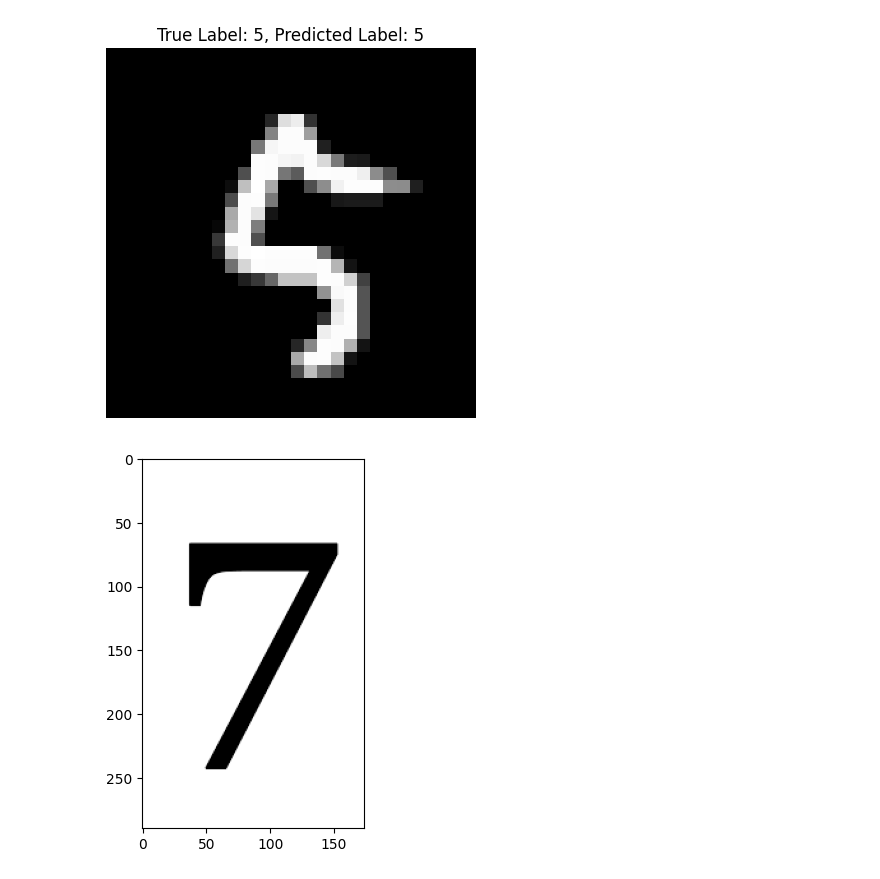
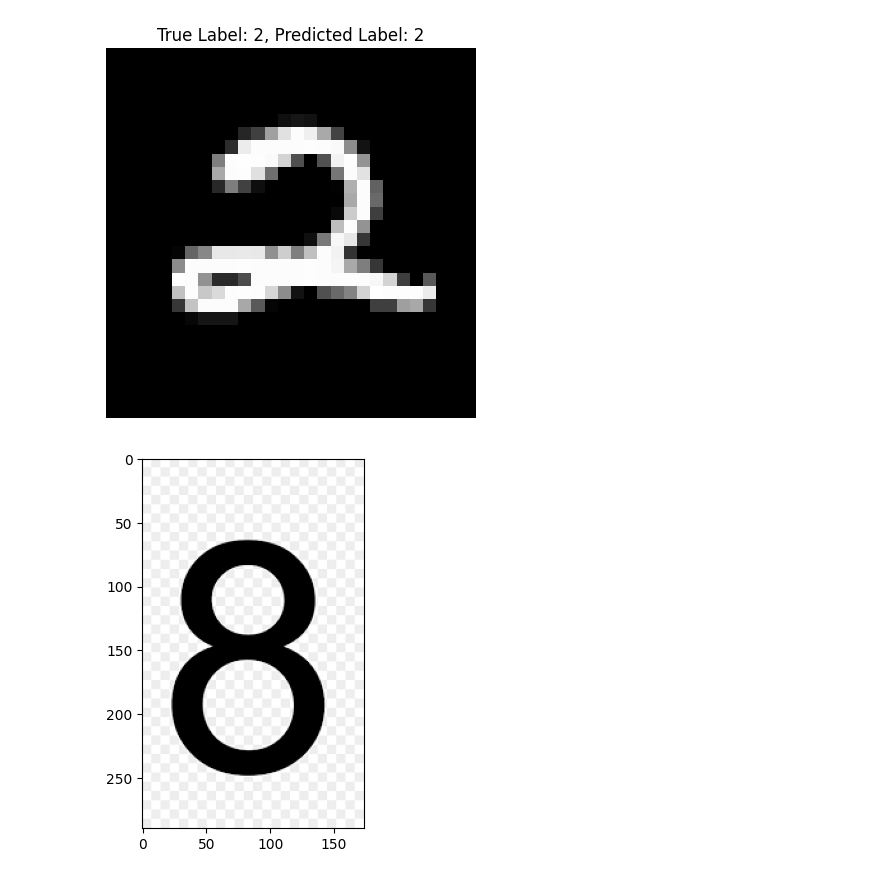
Before and after one commit to nuwanathukorala/CNN_Model, a Jupyter notebook: CNN.ipynb, the cells around one changed output. Cells and saved outputs as stored; diff of their text form; code cells hidden in the pictures.

```diff
--- a/CNN.ipynb
+++ b/CNN.ipynb
@@ -6,26 +6,24 @@ from sklearn.model_selection import train_test_split
 from tensorflow import keras
 import cv2
 import tensorflow as tf
-from tensorflow.keras import layers, models
-from tensorflow.keras import datasets
-
+from tensorflow.keras import layers, models, datasets
 
 # Load the MNIST dataset
-(X_train_full, y_train_full), (X_test, y_test) = datasets.mnist.load_data()
+(train_data, train_labels), (test_data, test_labels) = datasets.mnist.load_data()
 
 # Concatenate the training and test sets
-X_data = np.concatenate((X_train_full, X_test), axis=0)
-y_data = np.concatenate((y_train_full, y_test), axis=0)
+all_data = np.concatenate((train_data, test_data), axis=0)
+all_labels = np.concatenate((train_labels, test_labels), axis=0)
 
 # Normalize pixel values between 0 and 1
-X_data = X_data / 255.0
+all_data = all_data / 255.0
 
 # Split the combined dataset into train, validation, and test sets
-X_train, X_temp, y_train, y_temp = train_test_split(X_data, y_data, test_size=0.4, random_state=42)
-X_val, X_test, y_val, y_test = train_test_split(X_temp, y_temp, test_size=0.5, random_state=42)
+data_train, data_temp, labels_train, labels_temp = train_test_split(all_data, all_labels, test_size=0.4, random_state=42)
+data_val, data_test, labels_val, labels_test = train_test_split(data_temp, labels_temp, test_size=0.5, random_state=42)
 
 # Reshape data for the neural network input
-X_train = X_train.reshape(-1, 28, 28, 1)
-X_val = X_val.reshape(-1, 28, 28, 1)
-X_test = X_test.reshape(-1, 28, 28, 1)
+data_train = data_train.reshape(-1, 28, 28, 1)
+data_val = data_val.reshape(-1, 28, 28, 1)
+data_test = data_test.reshape(-1, 28, 28, 1)
 # %%
@@ -77,7 +78,6 @@ Model: "sequential"
  Trainable params: 130,890 (511.29 KB)
  Non-trainable params: 0 (0.00 B)
 # %%
-# Compile the model
 learning_rate = 0.0001
 
 optimizer = keras.optimizers.Adam(learning_rate=learning_rate)
@@ -86,7 +86,6 @@ model.compile(optimizer=optimizer,
               loss='sparse_categorical_crossentropy',
               metrics=['accuracy'])
 
-# Train the model
-history = model.fit(X_train, y_train, epochs=20, batch_size=1024, validation_data=(X_val, y_val),verbose=2)
+history = model.fit(data_train, labels_train, epochs=20, batch_size=1024, validation_data=(data_val, labels_val),verbose=2)
 # %% [output]
 Epoch 1/20
@@ -169,18 +159,14 @@ number = y_test[0]
 # %%
-index = 40  # You can change this to test different images
+index = 50
 single_image = X_test[index]
 
 # Reshape the image to fit the input shape of the CNN model (batch size of 1, height, width, channels)
 single_image_reshaped = single_image.reshape(1, 28, 28, 1)
 
-# Predict the class of the single image
+
 prediction = model.predict(single_image_reshaped)
-
-# Convert the predicted probabilities to a class label
 predicted_class = np.argmax(prediction, axis=1)
-
-# Get the true class label
-true_class = y_test[index]
+true_class = labels_test[index]
 
 # Display the image along with the predicted and true class
 plt.imshow(single_image.reshape(28, 28), cmap='gray')
@@ -192,8 +178,7 @@ plt.show()
-[figure, old version]
+[figure, new version]
 # %%
-image = cv2.imread("C:/Users/Asus X513/Downloads/downloadss.png")
-
+image = cv2.imread("C:/Users/Asus X513/Downloads/downloader.png")
 plt.imshow(image)
 plt.show()
 # %% [output]
-[figure, old version]
+[figure, new version]
```
Also changed, not shown: parts of 9 cells of this notebook.
